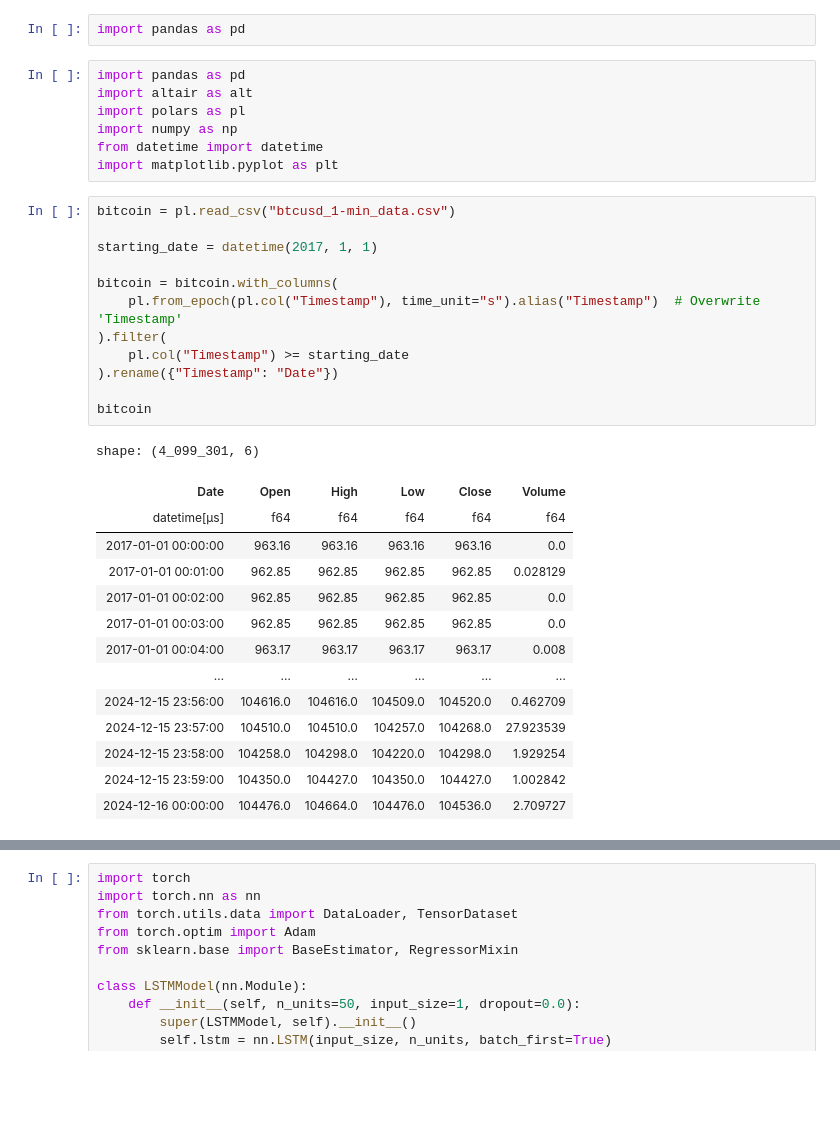
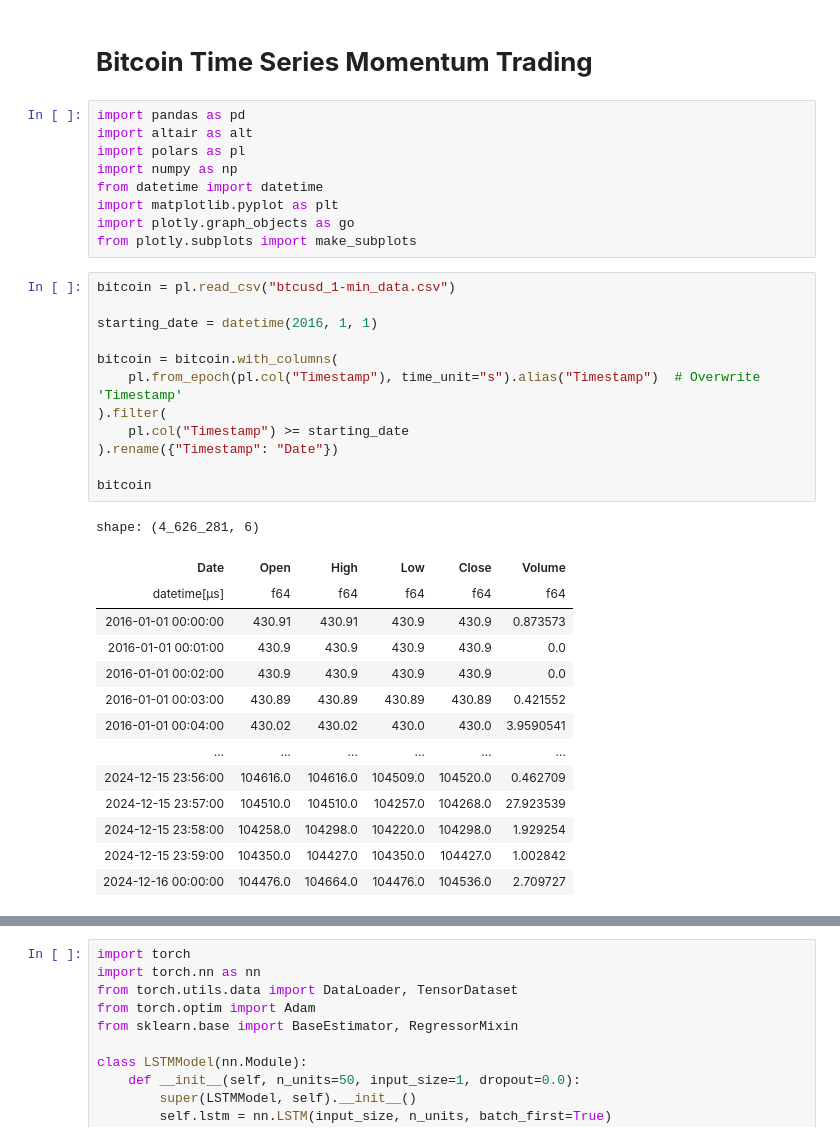
Before and after one commit to anthonymakarewicz/bitcoin-momentum-trading, a Jupyter notebook: main.ipynb, the cells around one changed output, grey strips where cells are left out. Saved outputs shown, nothing was run; the diff lists cells and outputs as text; blank space fills up the shorter version.

```diff
--- a/main.ipynb
+++ b/main.ipynb
@@ -1,5 +1,5 @@
-# %%
-import pandas as pd
+# %% [markdown]
+# **Bitcoin Time Series Momentum Trading**
 # %%
 import pandas as pd
 import altair as alt
@@ -7,27 +7,29 @@ import polars as pl
 import numpy as np
 from datetime import datetime
 import matplotlib.pyplot as plt
+import plotly.graph_objects as go
+from plotly.subplots import make_subplots
 # %%
 bitcoin = pl.read_csv("btcusd_1-min_data.csv")
 
-starting_date = datetime(2017, 1, 1)
+starting_date = datetime(2016, 1, 1)
 
 bitcoin = bitcoin.with_columns(
     pl.from_epoch(pl.col("Timestamp"), time_unit="s").alias("Timestamp")  # Overwrite 'Timestamp'
 ).filter(
     pl.col("Timestamp") >= starting_date
 ).rename({"Timestamp": "Date"})
 
 bitcoin
 # %% [output]
-shape: (4_099_301, 6)
+shape: (4_626_281, 6)
 | Date | Open | High | Low | Close | Volume |
 | datetime[μs] | f64 | f64 | f64 | f64 | f64 |
-| 2017-01-01 00:00:00 | 963.16 | 963.16 | 963.16 | 963.16 | 0.0 |
-| 2017-01-01 00:01:00 | 962.85 | 962.85 | 962.85 | 962.85 | 0.028129 |
-| 2017-01-01 00:02:00 | 962.85 | 962.85 | 962.85 | 962.85 | 0.0 |
-| 2017-01-01 00:03:00 | 962.85 | 962.85 | 962.85 | 962.85 | 0.0 |
-| 2017-01-01 00:04:00 | 963.17 | 963.17 | 963.17 | 963.17 | 0.008 |
+| 2016-01-01 00:00:00 | 430.91 | 430.91 | 430.9 | 430.9 | 0.873573 |
+| 2016-01-01 00:01:00 | 430.9 | 430.9 | 430.9 | 430.9 | 0.0 |
+| 2016-01-01 00:02:00 | 430.9 | 430.9 | 430.9 | 430.9 | 0.0 |
+| 2016-01-01 00:03:00 | 430.89 | 430.89 | 430.89 | 430.89 | 0.421552 |
+| 2016-01-01 00:04:00 | 430.02 | 430.02 | 430.0 | 430.0 | 3.9590541 |
 | … | … | … | … | … | … |
 | 2024-12-15 23:56:00 | 104616.0 | 104616.0 | 104509.0 | 104520.0 | 0.462709 |
 | 2024-12-15 23:57:00 | 104510.0 | 104510.0 | 104257.0 | 104268.0 | 27.923539 |
```
Also changed, not shown: parts of 3 cells of this notebook, 1 other file.
